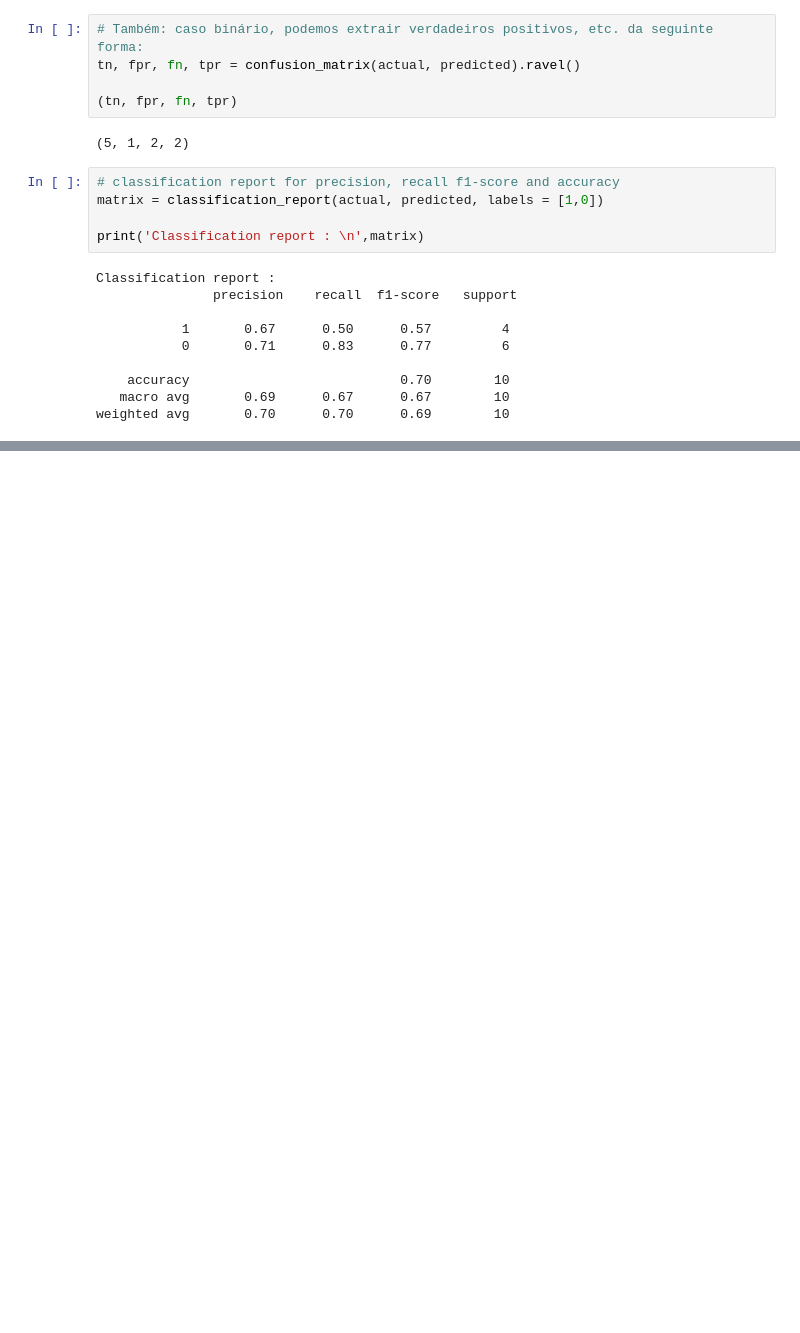
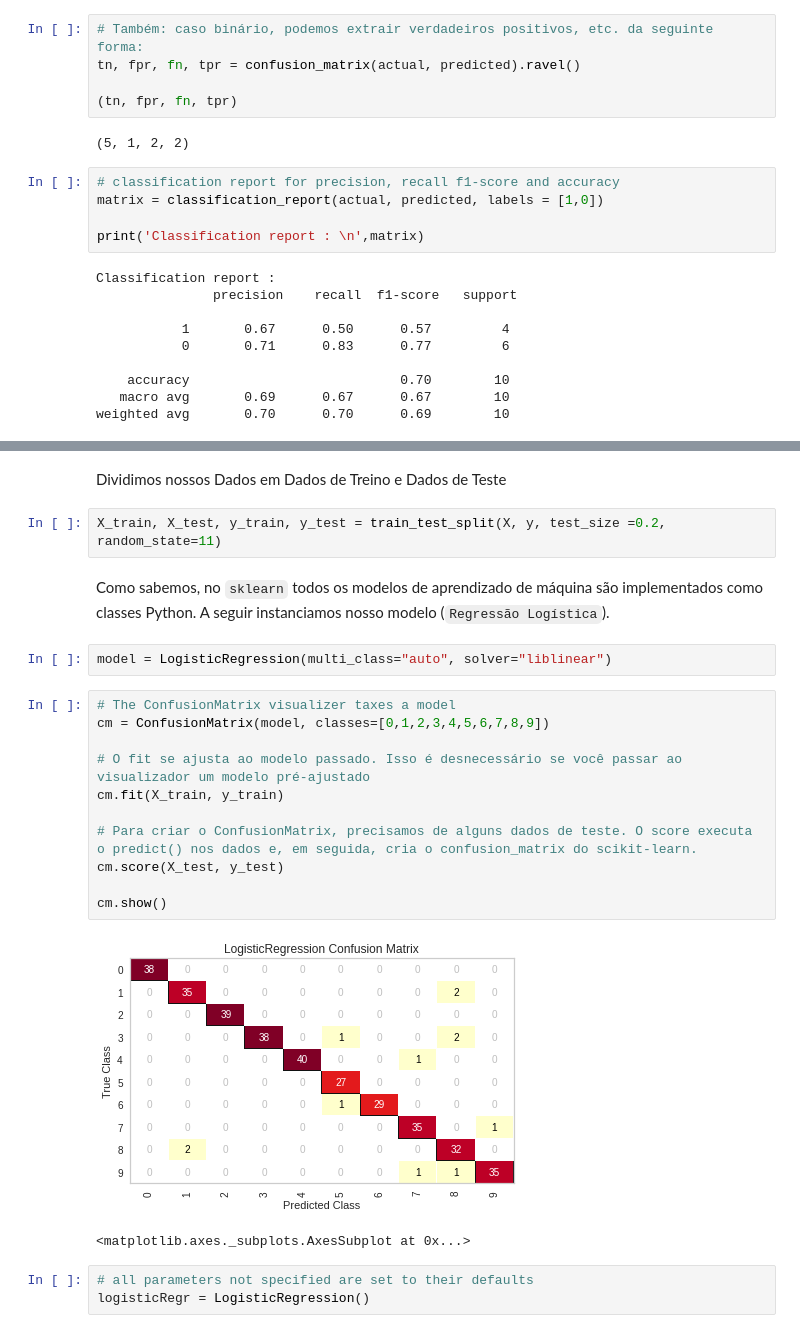
Before and after one commit to EddyGiusepe/Confusion_Matrix_to_ML_DL, a Jupyter notebook: Confusion_Matrix.ipynb, the cells around one changed output, grey strips where cells are left out. Drawn from its saved outputs; the diff is of its cells as text; blank space fills up the shorter version.

```diff
--- a/Confusion_Matrix.ipynb
+++ b/Confusion_Matrix.ipynb
@@ -61,0 +135,25 @@ weighted avg       0.70      0.70      0.69        10
+# %% [markdown]
+Dividimos nossos Dados em Dados de Treino e Dados de Teste
+# %%
+X_train, X_test, y_train, y_test = train_test_split(X, y, test_size =0.2, random_state=11)
+# %% [markdown]
+Como sabemos, no ``sklearn`` todos os modelos de aprendizado de máquina são implementados como classes Python. A seguir instanciamos nosso modelo (``Regressão Logística``).
+# %%
+model = LogisticRegression(multi_class="auto", solver="liblinear")
+# %%
+# The ConfusionMatrix visualizer taxes a model
+cm = ConfusionMatrix(model, classes=[0,1,2,3,4,5,6,7,8,9])
+
+# O fit se ajusta ao modelo passado. Isso é desnecessário se você passar ao visualizador um modelo pré-ajustado
+cm.fit(X_train, y_train)
+
+# Para criar o ConfusionMatrix, precisamos de alguns dados de teste. O score executa o predict() nos dados e, em seguida, cria o confusion_matrix do scikit-learn.
+cm.score(X_test, y_test)
+
+cm.show()
+# %% [output]
+[figure, added]
+<matplotlib.axes._subplots.AxesSubplot at 0x...>
+# %%
+# all parameters not specified are set to their defaults
+logisticRegr = LogisticRegression()
```
Also changed, not shown: parts of 20 cells of this notebook.
